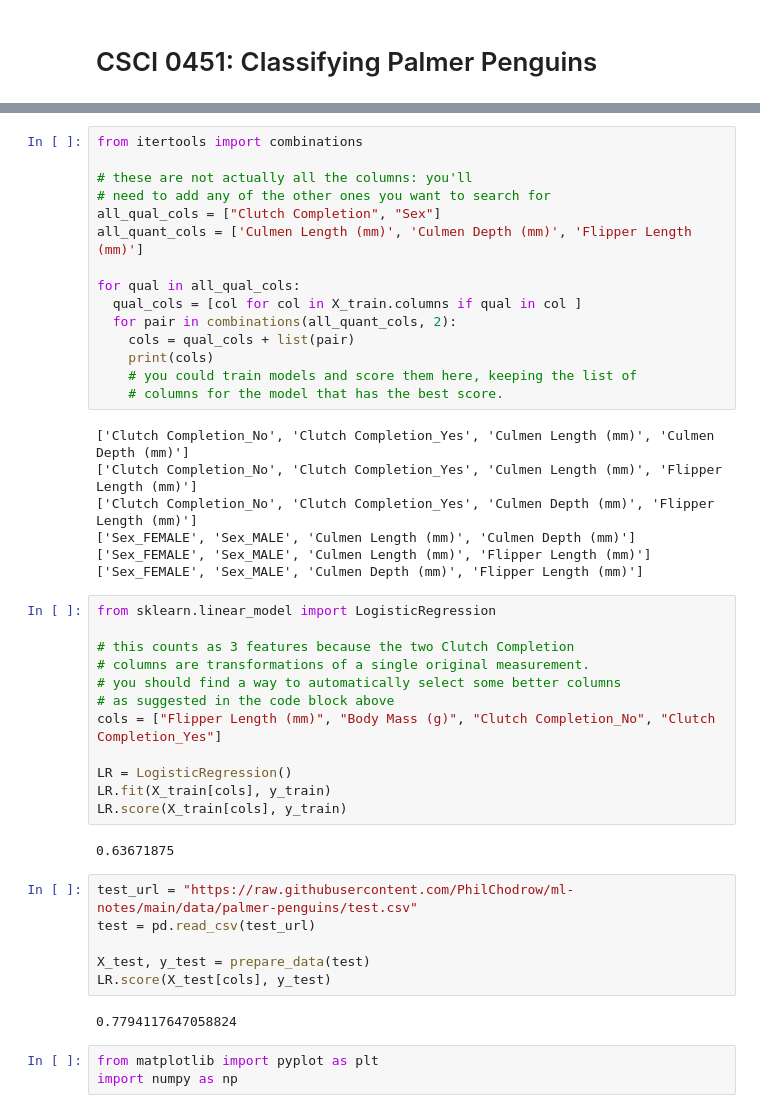
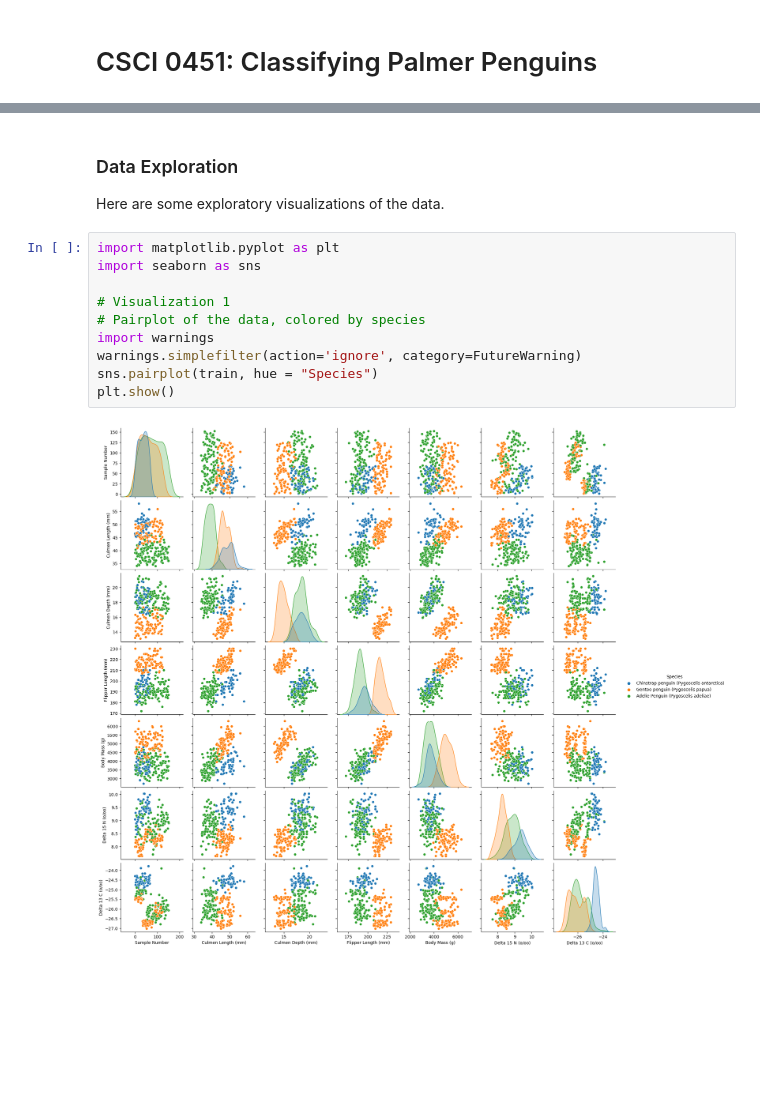
Before and after one commit to jnerenberg/jnerenberg.github.io, a Jupyter notebook: posts/palmer penguins/Classifying-Palmer-Penguins.ipynb, the cells around one changed output, grey strips where cells are left out. Drawn from its saved outputs; the diff is of its cells as text; blank space fills up the shorter version.

Commit message:
palmer penguinos

```diff
--- a/posts/palmer penguins/Classifying-Palmer-Penguins.ipynb
+++ b/posts/palmer penguins/Classifying-Palmer-Penguins.ipynb
@@ -48,50 +46,20 @@ def prepare_data(df):
   return df, y
 
 X_train, y_train = prepare_data(train)
-# %%
-from itertools import combinations
-
-# these are not actually all the columns: you'll
-# need to add any of the other ones you want to search for
-all_qual_cols = ["Clutch Completion", "Sex"]
-all_quant_cols = ['Culmen Length (mm)', 'Culmen Depth (mm)', 'Flipper Length (mm)']
-
-for qual in all_qual_cols:
-  qual_cols = [col for col in X_train.columns if qual in col ]
-  for pair in combinations(all_quant_cols, 2):
-    cols = qual_cols + list(pair)
-    print(cols)
-    # you could train models and score them here, keeping the list of
-    # columns for the model that has the best score.
-# %% [output]
-['Clutch Completion_No', 'Clutch Completion_Yes', 'Culmen Length (mm)', 'Culmen Depth (mm)']
-['Clutch Completion_No', 'Clutch Completion_Yes', 'Culmen Length (mm)', 'Flipper Length (mm)']
-['Clutch Completion_No', 'Clutch Completion_Yes', 'Culmen Depth (mm)', 'Flipper Length (mm)']
-['Sex_FEMALE', 'Sex_MALE', 'Culmen Length (mm)', 'Culmen Depth (mm)']
-['Sex_FEMALE', 'Sex_MALE', 'Culmen Length (mm)', 'Flipper Length (mm)']
-['Sex_FEMALE', 'Sex_MALE', 'Culmen Depth (mm)', 'Flipper Length (mm)']
-# %%
-from sklearn.linear_model import LogisticRegression
-
-# this counts as 3 features because the two Clutch Completion
-# columns are transformations of a single original measurement.
-# you should find a way to automatically select some better columns
-# as suggested in the code block above
-cols = ["Flipper Length (mm)", "Body Mass (g)", "Clutch Completion_No", "Clutch Completion_Yes"]
-
-LR = LogisticRegression()
-LR.fit(X_train[cols], y_train)
-LR.score(X_train[cols], y_train)
-# %% [output]
-0.63671875
-# %%
-test_url = "https://raw.githubusercontent.com/PhilChodrow/ml-notes/main/data/palmer-penguins/test.csv"
-test = pd.read_csv(test_url)
-
-X_test, y_test = prepare_data(test)
-LR.score(X_test[cols], y_test)
-# %% [output]
-0.7794117647058824
-# %%
-from matplotlib import pyplot as plt
-import numpy as np
+# %% [markdown]
+
+### Data Exploration
+
+Here are some exploratory visualizations of the data.
+# %%
+import matplotlib.pyplot as plt
+import seaborn as sns
+
+# Visualization 1
+# Pairplot of the data, colored by species
+import warnings
+warnings.simplefilter(action='ignore', category=FutureWarning)
+sns.pairplot(train, hue = "Species")
+plt.show()
+# %% [output]
+[figure, added]
```
Also changed, not shown: parts of 27 cells of this notebook.
